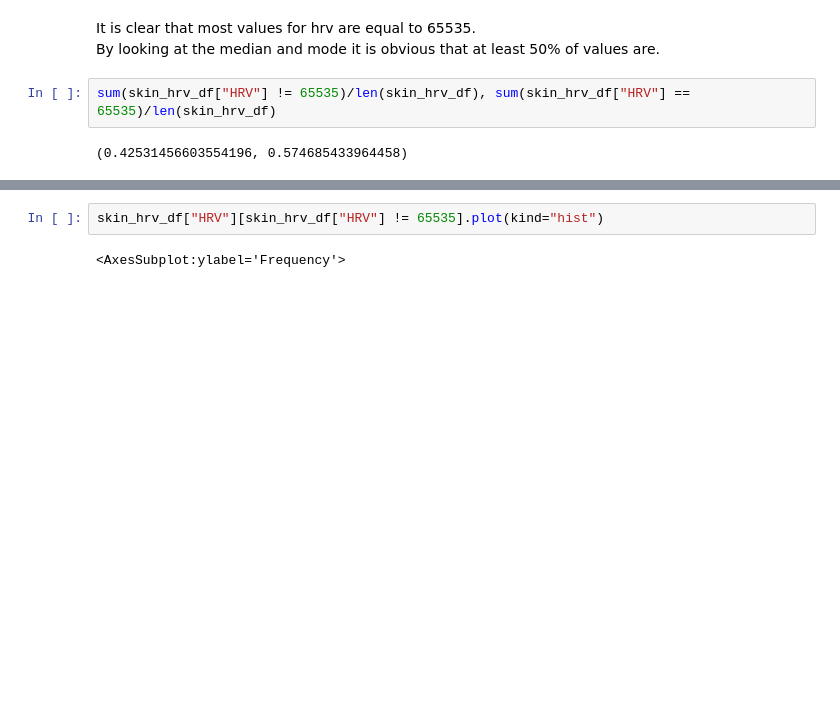
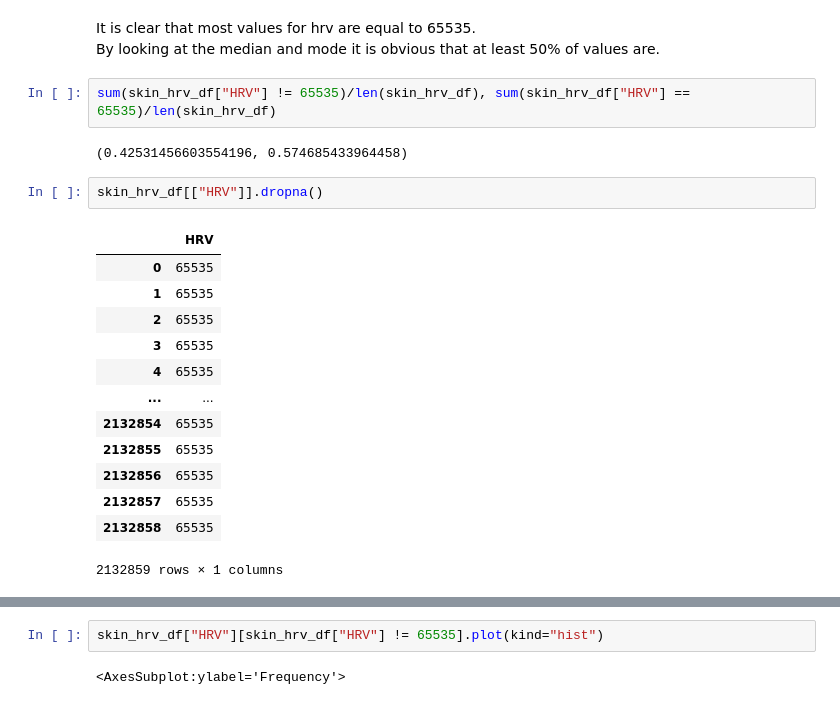
Before and after one commit to lynchp35/DS_4th_Year, a Jupyter notebook: CA4016/sensor_data.ipynb, the cells around one changed output, grey strips where cells are left out. Drawn from its saved outputs; the diff is of its cells as text; blank space fills up the shorter version.

```diff
--- a/CA4016/sensor_data.ipynb
+++ b/CA4016/sensor_data.ipynb
@@ -307,4 +302,20 @@ By looking at the median and mode it is obvious that at least 50% of values are.
 sum(skin_hrv_df["HRV"] != 65535)/len(skin_hrv_df), sum(skin_hrv_df["HRV"] == 65535)/len(skin_hrv_df)
 # %% [output]
 (0.42531456603554196, 0.574685433964458)
+# %%
+skin_hrv_df[["HRV"]].dropna()
+# %% [output]
+|  | HRV |
+| 0 | 65535 |
+| 1 | 65535 |
+| 2 | 65535 |
+| 3 | 65535 |
+| 4 | 65535 |
+| ... | ... |
+| 2132854 | 65535 |
+| 2132855 | 65535 |
+| 2132856 | 65535 |
+| 2132857 | 65535 |
+| 2132858 | 65535 |
+2132859 rows × 1 columns
 # %%
```
Also changed, not shown: parts of 7 cells of this notebook, 58 other files.
